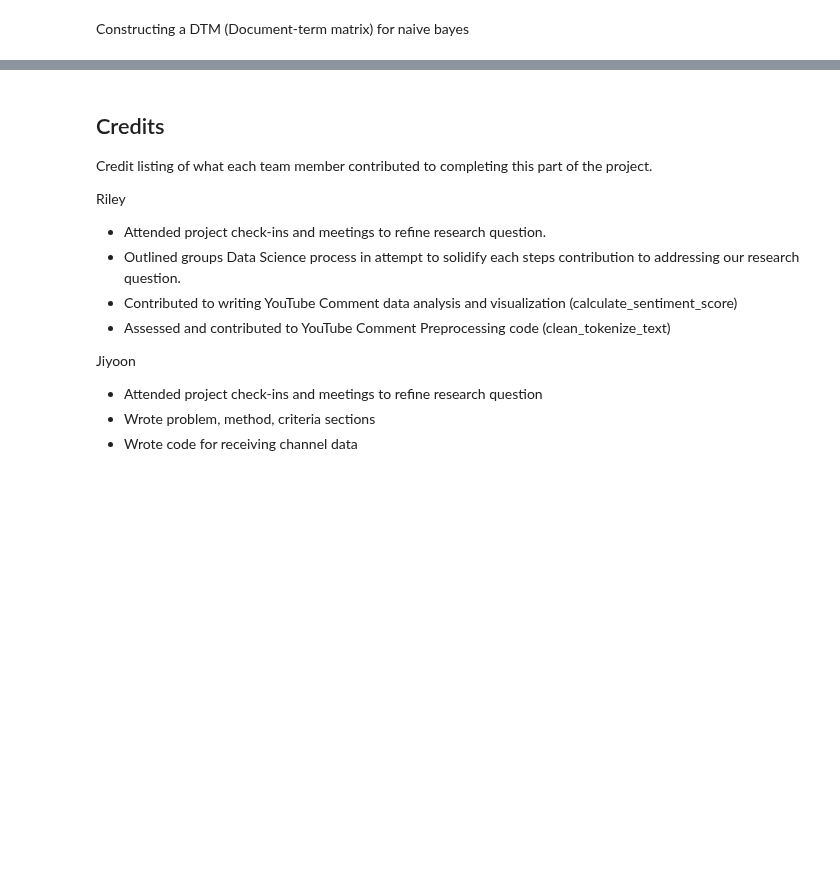
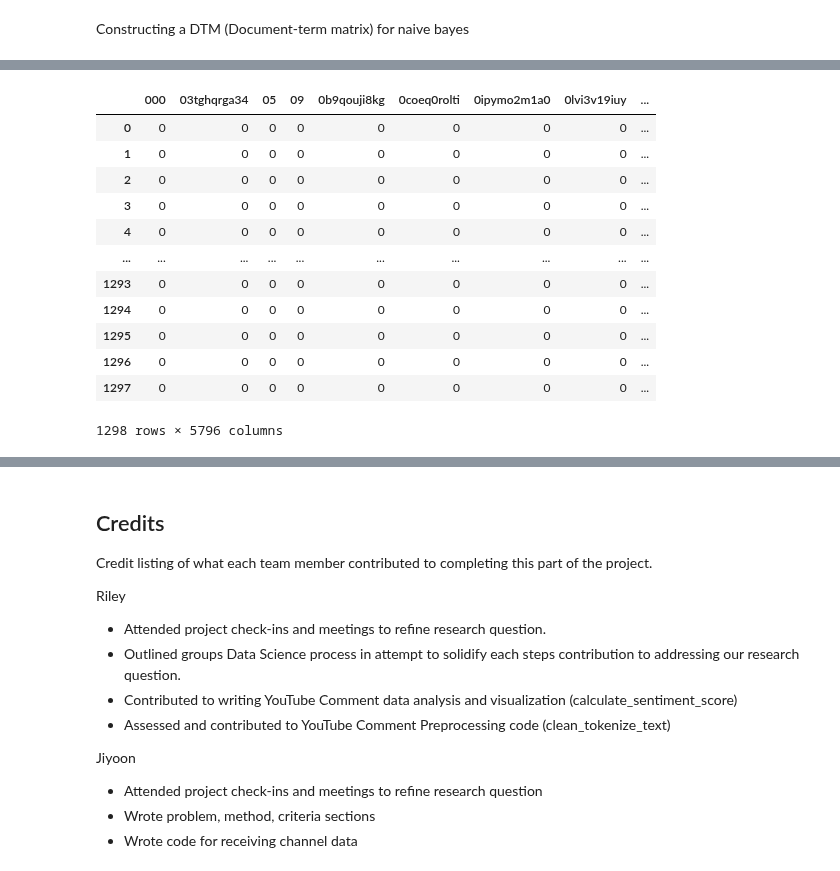
Before and after one commit to rileybaerg/TruthTube, a Jupyter notebook: TruthTubePracticumColab.ipynb, the cells around one changed output, grey strips where cells are left out. Saved outputs shown, nothing was run; the diff lists cells and outputs as text; code cells hidden in the pictures; blank space fills up the shorter version.

```diff
--- a/TruthTubePracticumColab.ipynb
+++ b/TruthTubePracticumColab.ipynb
@@ -696,7 +696,7 @@ mistranscripts_df.to_csv('mistranscripts_cleaned.csv')
 ### Data Processing for Misinformative Transcripts
 # %%
 # used comments preprocessing method
-mistranscripts_df['clean_transcript'] = mistranscripts_df['transcript'].apply(clean_tokenize_text)
+mistranscripts_df['clean_transcript'] = mistranscripts_df['transcript'].str.lower().apply(clean_tokenize_text)
 mistranscripts_df
 # %% [output]
 |  | ID | transcript | clean_transcript |
@@ -718,0 +717,3 @@ from textblob import TextBlob
+# %%
+mistranscripts_df['clean_transcript'] = mistranscripts_df['clean_transcript'].apply(' '.join)
+mistranscripts_df['clean_transcript']
@@ -718,0 +733,22 @@ from textblob import TextBlob
+# %%
+from sklearn.feature_extraction.text import CountVectorizer
+counts = CountVectorizer()
+counts.fit(mistranscripts_df['clean_transcript'])
+dtm = counts.transform(mistranscripts_df['clean_transcript'])
+feature_names = counts.get_feature_names_out()
+dtm_df = pd.DataFrame(dtm.toarray(), columns=feature_names)
+dtm_df
+# %% [output]
+|  | 000 | 03tghqrga34 | 05 | 09 | 0b9qouji8kg | 0coeq0rolti | 0ipymo2m1a0 | 0lvi3v19iuy | ... |
+| 0 | 0 | 0 | 0 | 0 | 0 | 0 | 0 | 0 | ... |
+| 1 | 0 | 0 | 0 | 0 | 0 | 0 | 0 | 0 | ... |
+| 2 | 0 | 0 | 0 | 0 | 0 | 0 | 0 | 0 | ... |
+| 3 | 0 | 0 | 0 | 0 | 0 | 0 | 0 | 0 | ... |
+| 4 | 0 | 0 | 0 | 0 | 0 | 0 | 0 | 0 | ... |
+| ... | ... | ... | ... | ... | ... | ... | ... | ... | ... |
+| 1293 | 0 | 0 | 0 | 0 | 0 | 0 | 0 | 0 | ... |
+| 1294 | 0 | 0 | 0 | 0 | 0 | 0 | 0 | 0 | ... |
+| 1295 | 0 | 0 | 0 | 0 | 0 | 0 | 0 | 0 | ... |
+| 1296 | 0 | 0 | 0 | 0 | 0 | 0 | 0 | 0 | ... |
+| 1297 | 0 | 0 | 0 | 0 | 0 | 0 | 0 | 0 | ... |
+1298 rows × 5796 columns
```
Also changed, not shown: parts of 4 cells of this notebook, 1 other file.
